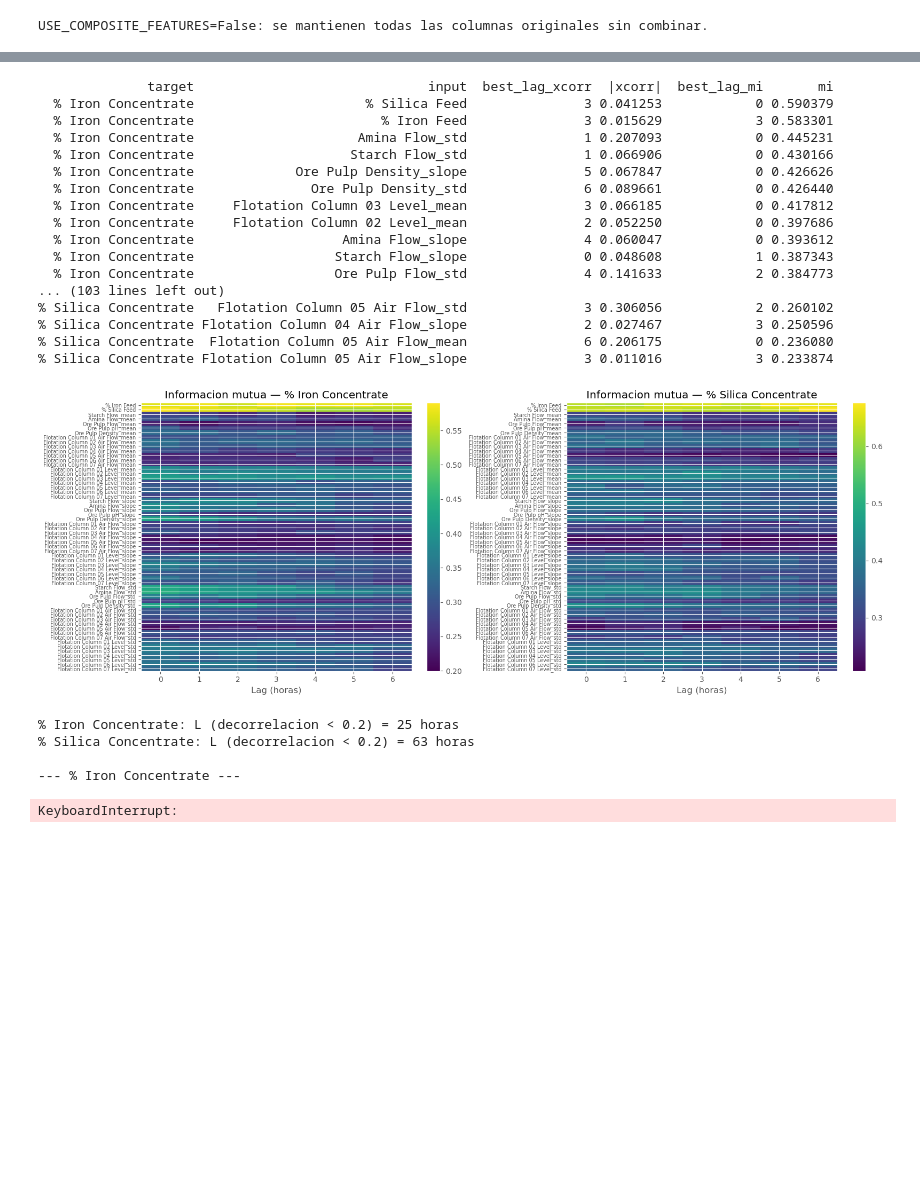
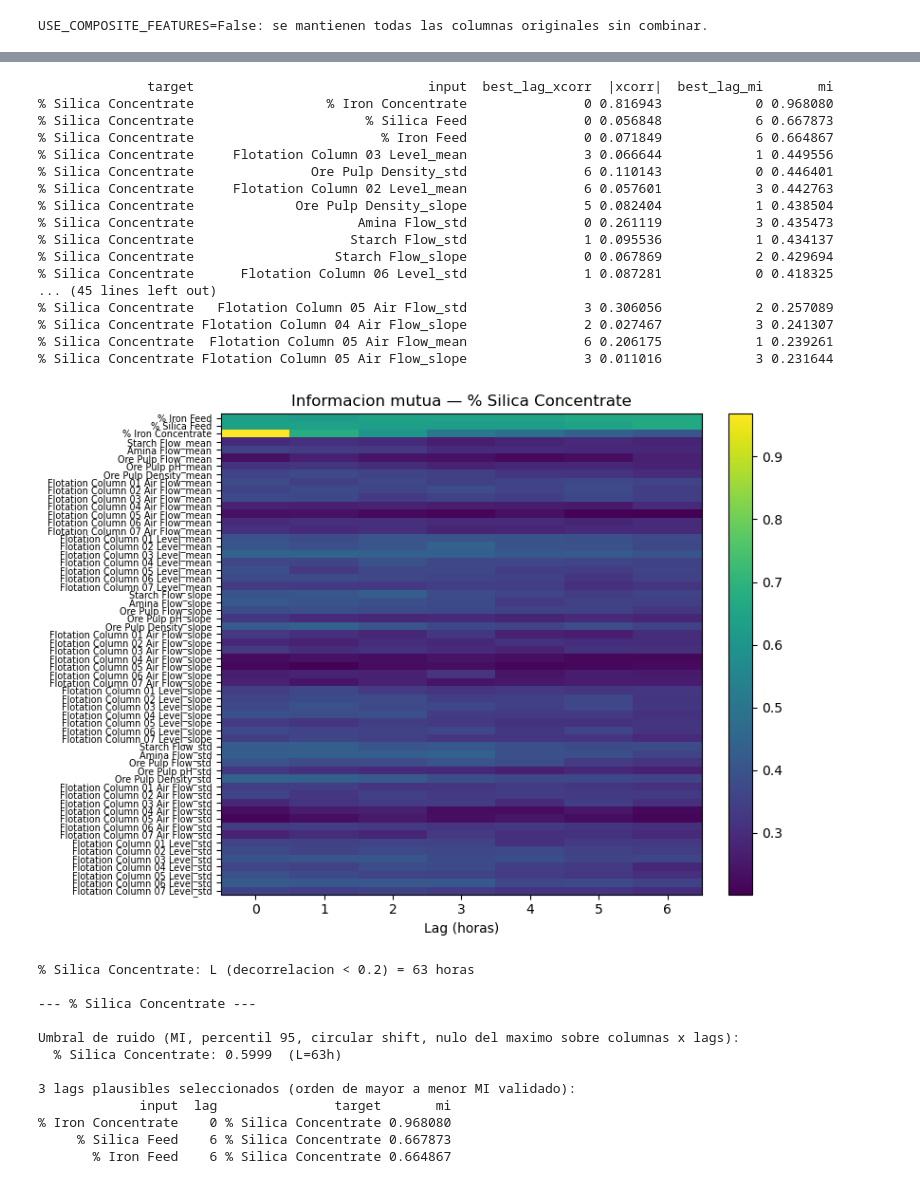
Before and after one commit to gerardo-perez-96/AOVE2-doc, a Jupyter notebook: mining_process_dataset/forecasting_1_h_ml.ipynb, the cells around one changed output, grey strips where cells are left out. Saved outputs shown, nothing was run; the diff lists cells and outputs as text; code cells hidden in the pictures; blank space fills up the shorter version.

```diff
--- a/mining_process_dataset/forecasting_1_h_ml.ipynb
+++ b/mining_process_dataset/forecasting_1_h_ml.ipynb
@@ -17,7 +17,9 @@ from xgboost import XGBRegressor
 import ruptures as rpt
 # %%
 filepath = '../Datasets/MiningProcess_Flotation_Plant_Database.csv'
-TARGET = ['% Iron Concentrate', '% Silica Concentrate']  # columnas a predecir
+# TARGET = ['% Iron Concentrate', '% Silica Concentrate']  # columnas a predecir
+TARGET = ['% Silica Concentrate']
+
 HORIZON = 1  # horas -- se predice el valor de TARGET dentro de HORIZON horas
 
 # --- Flags de configuracion del pipeline ---
@@ -609,8 +952,11 @@ summary = pd.DataFrame(summary_rows).sort_values(['target', 'mi'], ascending=[Tr
 print(summary.to_string(index=False))
 
 # --- Heatmaps: fuerza de relacion (MI) por señal x lag, un heatmap por target ---
-fig, axes = plt.subplots(1, len(TARGET), figsize=(8 * len(TARGET), 6))
-for ax, target_col in zip(axes, TARGET):
+# Añadir squeeze=False garantiza que axes siempre sea un array bidimensional.
+fig, axes = plt.subplots(1, len(TARGET), figsize=(8 * len(TARGET), 6), squeeze=False)
+
+# Flatten convierte la matriz 2D en una lista plana iterable en cualquier caso
+for ax, target_col in zip(axes.flatten(), TARGET):
     im = ax.imshow(mi_results[target_col].values, aspect='auto', cmap='viridis')
     ax.set_yticks(range(len(input_cols)))
     ax.set_yticklabels(input_cols, fontsize=7)
@@ -629,7 +975,7 @@ plt.show()
 # que se obtiene barajando el target (rompe la relacion temporal real) muchas
 # veces: cualquier MI observado por debajo del percentil 95 de ese ruido no es
 # distinguible de una relacion espuria.
-N_PERMUTATIONS = 500
+N_PERMUTATIONS = 5
 # rng = np.random.default_rng(21)
 # noise_mi = {t: [] for t in TARGET}
 
@@ -739,55 +1085,62 @@ for t in TARGET:
 # --- Seleccion final: 3 pares (señal, lag) GLOBALES, señales distintas entre si,
 # con MI por encima del umbral de ruido, ordenados de mayor a menor MI. Para
 # combinar ambos targets se recorren los candidatos de los dos a la vez y se
 # toma, por cada señal, el mejor par (target, lag) que aparezca primero en el
 # ranking conjunto.
 candidates = []
 for target_col in TARGET:
     for col in input_cols:
         for lag in range(MAX_LAG + 1):
             mi_val = mi_results[target_col].loc[col, lag]
             if pd.notna(mi_val) and mi_val >= noise_threshold_circ[target_col]:
                 candidates.append({'input': col, 'lag': lag, 'target': target_col, 'mi': mi_val})
 
 candidates_df = pd.DataFrame(candidates).sort_values('mi', ascending=False)
 
 selected = []
 used_inputs = set()
 for _, row in candidates_df.iterrows():
     if row['input'] in used_inputs:
         continue
     selected.append(row)
     used_inputs.add(row['input'])
     if len(selected) == 3:
         break
 
 selected_lags = pd.DataFrame(selected)[['input', 'lag', 'target', 'mi']].reset_index(drop=True)
 print('\n3 lags plausibles seleccionados (orden de mayor a menor MI validado):')
 print(selected_lags.to_string(index=False))
 # %% [output]
               target                              input  best_lag_xcorr  |xcorr|  best_lag_mi       mi
-  % Iron Concentrate                      % Silica Feed               3 0.041253            0 0.590379
-  % Iron Concentrate                        % Iron Feed               3 0.015629            3 0.583301
-  % Iron Concentrate                     Amina Flow_std               1 0.207093            0 0.445231
-  % Iron Concentrate                    Starch Flow_std               1 0.066906            0 0.430166
-  % Iron Concentrate             Ore Pulp Density_slope               5 0.067847            0 0.426626
-  % Iron Concentrate               Ore Pulp Density_std               6 0.089661            0 0.426440
-  % Iron Concentrate     Flotation Column 03 Level_mean               3 0.066185            0 0.417812
-  % Iron Concentrate     Flotation Column 02 Level_mean               2 0.052250            0 0.397686
-  % Iron Concentrate                   Amina Flow_slope               4 0.060047            0 0.393612
-  % Iron Concentrate                  Starch Flow_slope               0 0.048608            1 0.387343
-  % Iron Concentrate                  Ore Pulp Flow_std               4 0.141633            2 0.384773
-... (103 lines left out)
-% Silica Concentrate   Flotation Column 05 Air Flow_std               3 0.306056            2 0.260102
-% Silica Concentrate Flotation Column 04 Air Flow_slope               2 0.027467            3 0.250596
-% Silica Concentrate  Flotation Column 05 Air Flow_mean               6 0.206175            0 0.236080
-% Silica Concentrate Flotation Column 05 Air Flow_slope               3 0.011016            3 0.233874
+% Silica Concentrate                 % Iron Concentrate               0 0.816943            0 0.968080
+% Silica Concentrate                      % Silica Feed               0 0.056848            6 0.667873
+% Silica Concentrate                        % Iron Feed               0 0.071849            6 0.664867
+% Silica Concentrate     Flotation Column 03 Level_mean               3 0.066644            1 0.449556
+% Silica Concentrate               Ore Pulp Density_std               6 0.110143            0 0.446401
+% Silica Concentrate     Flotation Column 02 Level_mean               6 0.057601            3 0.442763
+% Silica Concentrate             Ore Pulp Density_slope               5 0.082404            1 0.438504
+% Silica Concentrate                     Amina Flow_std               0 0.261119            3 0.435473
+% Silica Concentrate                    Starch Flow_std               1 0.095536            1 0.434137
+% Silica Concentrate                  Starch Flow_slope               0 0.067869            2 0.429694
+% Silica Concentrate      Flotation Column 06 Level_std               1 0.087281            0 0.418325
+... (45 lines left out)
+% Silica Concentrate   Flotation Column 05 Air Flow_std               3 0.306056            2 0.257089
+% Silica Concentrate Flotation Column 04 Air Flow_slope               2 0.027467            3 0.241307
+% Silica Concentrate  Flotation Column 05 Air Flow_mean               6 0.206175            1 0.239261
+% Silica Concentrate Flotation Column 05 Air Flow_slope               3 0.011016            3 0.231644
-[figure, old version]
+[figure, new version]
-% Iron Concentrate: L (decorrelacion < 0.2) = 25 horas
 % Silica Concentrate: L (decorrelacion < 0.2) = 63 horas
 
---- % Iron Concentrate ---
+--- % Silica Concentrate ---
+
+Umbral de ruido (MI, percentil 95, circular shift, nulo del maximo sobre columnas x lags):
+  % Silica Concentrate: 0.5999  (L=63h)
+
+3 lags plausibles seleccionados (orden de mayor a menor MI validado):
+             input  lag               target       mi
+% Iron Concentrate    0 % Silica Concentrate 0.968080
+     % Silica Feed    6 % Silica Concentrate 0.667873
+       % Iron Feed    6 % Silica Concentrate 0.664867
-KeyboardInterrupt:
 # %%
 # --- Mejores valores de MI en lag=0 (relacion instantanea, misma hora) ---
 # lag=0 es el caso "nowcasting": el input y el target se miden en la MISMA
```
Also changed, not shown: parts of 21 cells of this notebook, 3 other files.
